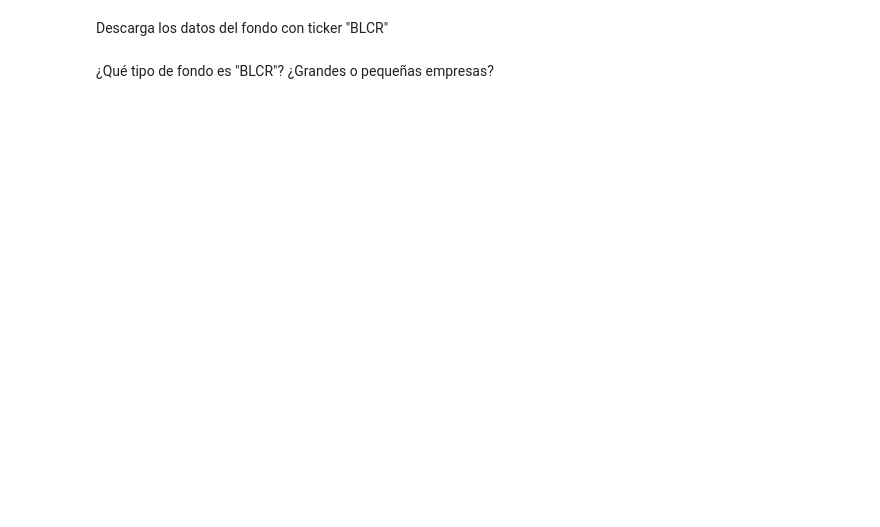
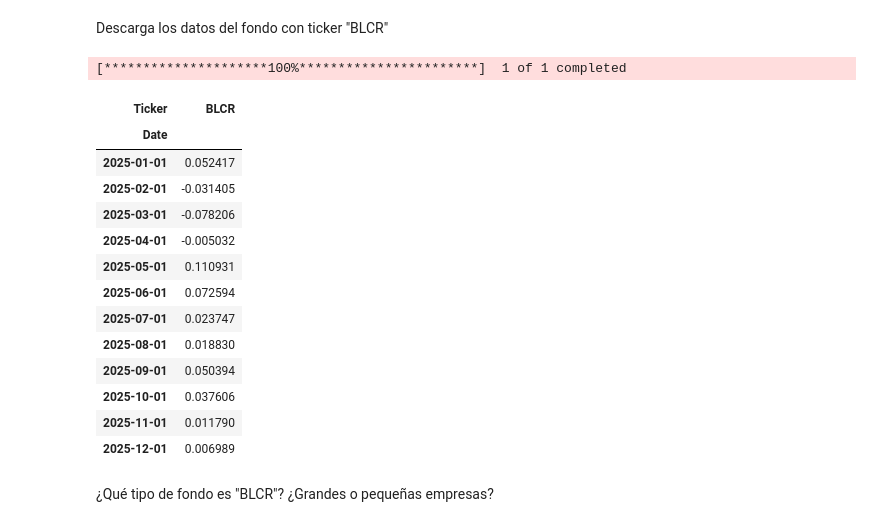
Before and after one commit to alfonso-santos/microcredencial-carteras-python, a Jupyter notebook: Tema_5_APT/src/Prueba_Nivel.ipynb, the cells around one changed output. Drawn from its saved outputs; the diff is of its cells as text; code cells hidden in the pictures; blank space fills up the shorter version.

```diff
--- a/Tema_5_APT/src/Prueba_Nivel.ipynb
+++ b/Tema_5_APT/src/Prueba_Nivel.ipynb
@@ -618,6 +712,26 @@ Descarga los datos de Fama & French correspondientes al año 2025.
 Descarga los datos del fondo con ticker "BLCR"
 # %%
 # TODO
+
+blcr = yf.download("blcr", "2024-12-01" , end,auto_adjust = True ,interval= "1mo")["Close"]
+ret_blcr = np.log(blcr).diff().dropna()
+ret_blcr
+# %% [output]
+[*********************100%***********************]  1 of 1 completed
+| Ticker | BLCR |
+| Date |  |
+| 2025-01-01 | 0.052417 |
+| 2025-02-01 | -0.031405 |
+| 2025-03-01 | -0.078206 |
+| 2025-04-01 | -0.005032 |
+| 2025-05-01 | 0.110931 |
+| 2025-06-01 | 0.072594 |
+| 2025-07-01 | 0.023747 |
+| 2025-08-01 | 0.018830 |
+| 2025-09-01 | 0.050394 |
+| 2025-10-01 | 0.037606 |
+| 2025-11-01 | 0.011790 |
+| 2025-12-01 | 0.006989 |
 # %% [markdown]
 ¿Qué tipo de fondo es "BLCR"? ¿Grandes o pequeñas empresas?
 # %%
```
Also changed, not shown: parts of 23 cells of this notebook.
